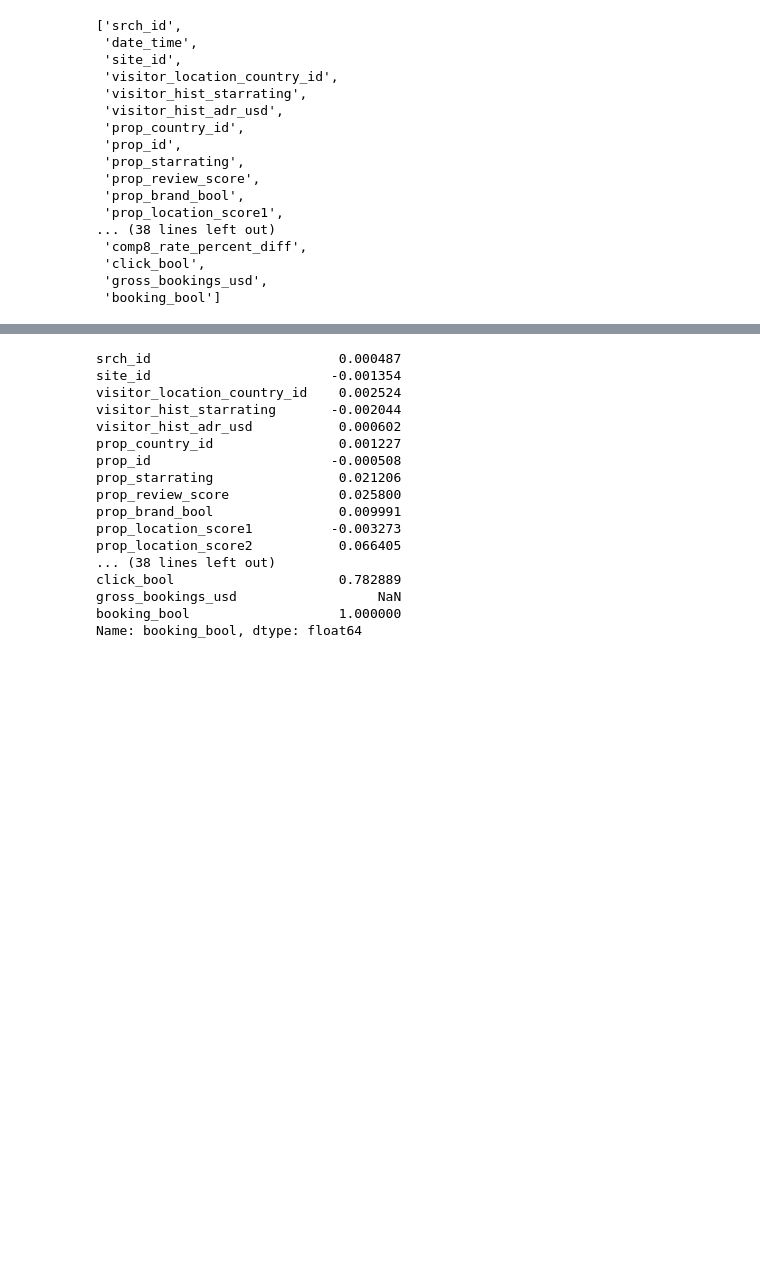
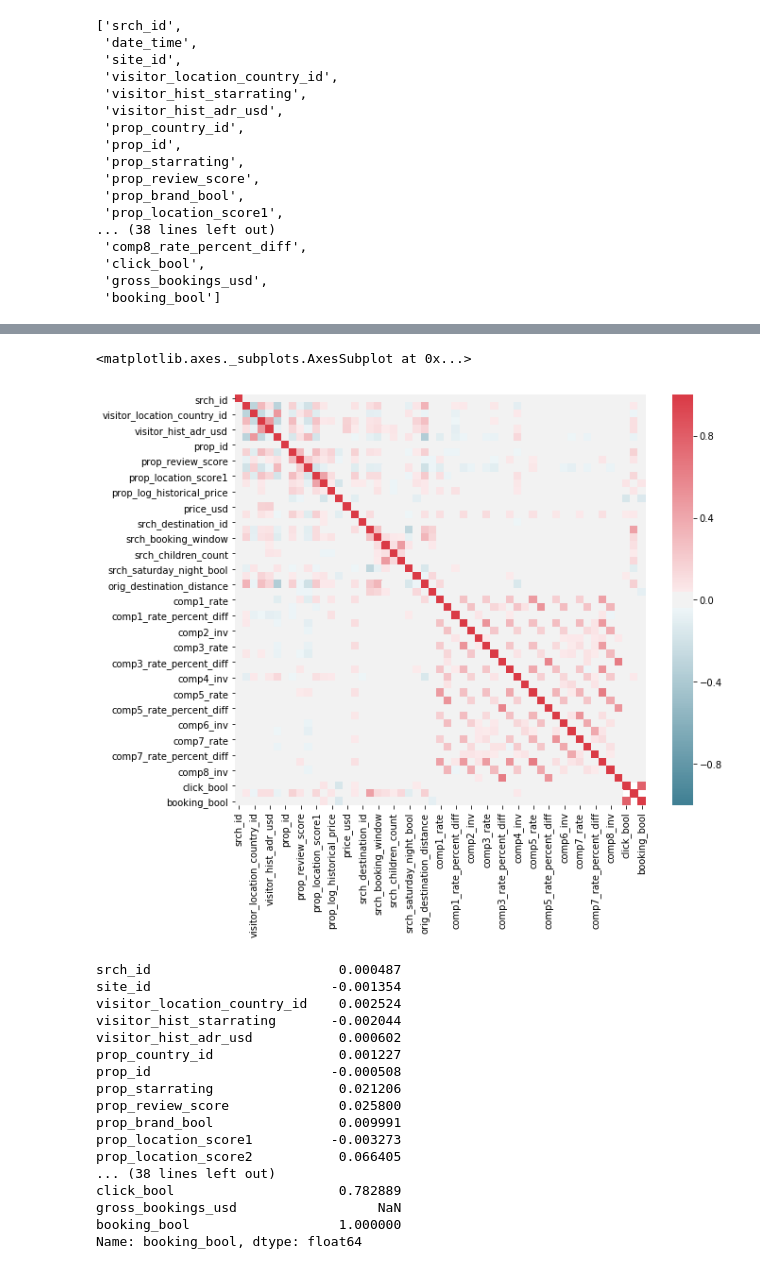
Before and after one commit to PimDijt/DMT, a Jupyter notebook: assignments/assignment2/explore.ipynb, the cells around one changed output, grey strips where cells are left out. Saved outputs shown, nothing was run; the diff lists cells and outputs as text; code cells hidden in the pictures; blank space fills up the shorter version.

Commit message:
fix correlation matrix

```diff
--- a/assignments/assignment2/explore.ipynb
+++ b/assignments/assignment2/explore.ipynb
@@ -155,3 +156,11 @@ plt.show()
+# %%
+# Heatmap/Correlation Matrix
+f, ax = plt.subplots(figsize=(10, 8))
+sns.heatmap(df_sample.corr(), mask=np.zeros_like(df_sample.corr(), dtype=np.bool), cmap=sns.diverging_palette(220, 10, as_cmap=True),
+            square=True, ax=ax, center=0, vmin=-1, vmax=1)
+# %% [output]
+<matplotlib.axes._subplots.AxesSubplot at 0x...>
+[figure, added]
 # %%
 # For clarity, the correlation with booking_bool
 df_sample.corr()["booking_bool"]
```
Also changed, not shown: parts of 3 cells of this notebook.
